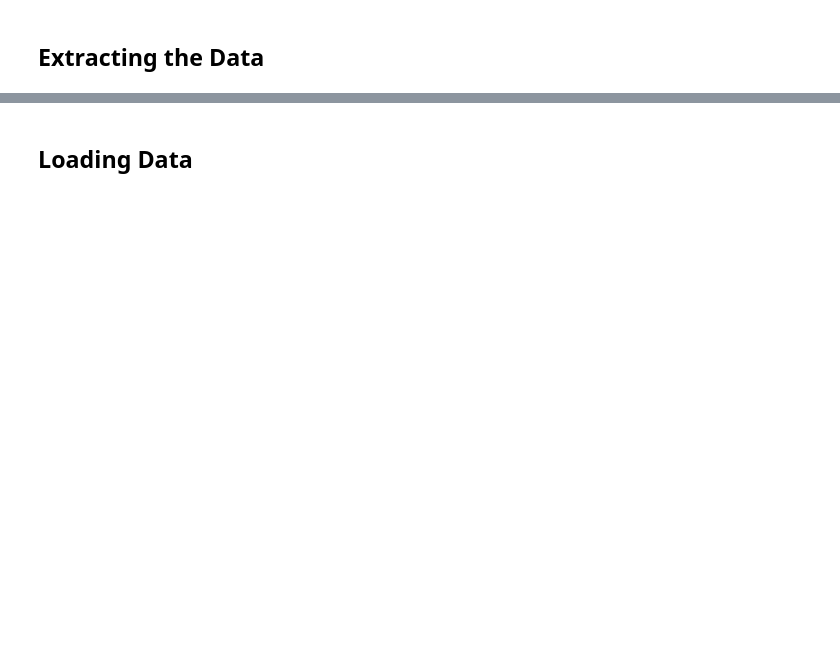
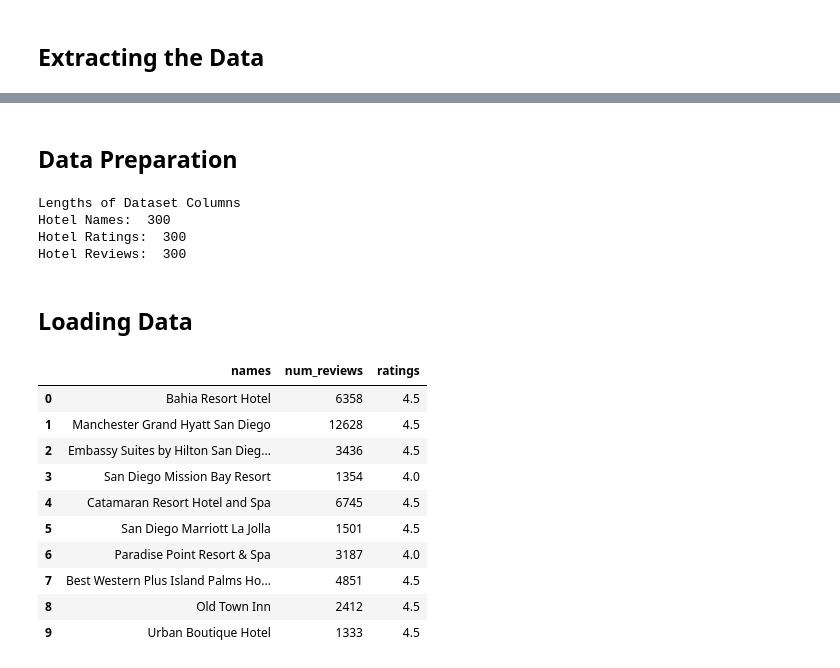
Before and after one commit to RenettaNelson/ADS-509---Applied-Text-Mining---Team-1, a Jupyter notebook: Hotel_Reviews_JU.ipynb, the cells around one changed output, grey strips where cells are left out. Drawn from its saved outputs; the diff is of its cells as text; code cells hidden in the pictures; blank space fills up the shorter version.

```diff
--- a/Hotel_Reviews_JU.ipynb
+++ b/Hotel_Reviews_JU.ipynb
@@ -181,0 +94,18 @@ reviews_df.shape
+# %%
+
+hotel_names = []
+hotel_ratings = []
+hotel_reviews = []
+hotel_prices = []
+
+
+hotel_names, hotel_ratings, hotel_reviews, hotel_prices = extract(hp1, hotel_names, hotel_ratings, hotel_reviews, hotel_prices)
+hotel_names, hotel_ratings, hotel_reviews, hotel_prices = extract(hp2, hotel_names, hotel_ratings, hotel_reviews, hotel_prices)
+hotel_names, hotel_ratings, hotel_reviews, hotel_prices = extract(hp3, hotel_names, hotel_ratings, hotel_reviews, hotel_prices)
+hotel_names, hotel_ratings, hotel_reviews, hotel_prices = extract(hp4, hotel_names, hotel_ratings, hotel_reviews, hotel_prices)
+hotel_names, hotel_ratings, hotel_reviews, hotel_prices = extract(hp5, hotel_names, hotel_ratings, hotel_reviews, hotel_prices)
+hotel_names, hotel_ratings, hotel_reviews, hotel_prices = extract(hp6, hotel_names, hotel_ratings, hotel_reviews, hotel_prices)
+hotel_names, hotel_ratings, hotel_reviews, hotel_prices = extract(hp7, hotel_names, hotel_ratings, hotel_reviews, hotel_prices)
+hotel_names, hotel_ratings, hotel_reviews, hotel_prices = extract(hp8, hotel_names, hotel_ratings, hotel_reviews, hotel_prices)
+hotel_names, hotel_ratings, hotel_reviews, hotel_prices = extract(hp9, hotel_names, hotel_ratings, hotel_reviews, hotel_prices)
+hotel_names, hotel_ratings, hotel_reviews, hotel_prices = extract(hp10, hotel_names, hotel_ratings, hotel_reviews, hotel_prices)
@@ -181,0 +120,2 @@ reviews_df.shape
+# %% [markdown]
+## Data Preparation
@@ -182,2 +228,35 @@ reviews_df.shape
+# %%
+
+hotel_names4, hotel_ratings3, hotel_reviews3, name_index = processing(hotel_names, hotel_ratings, hotel_reviews)
+# %%
+processing_test(hotel_names4, hotel_ratings3, hotel_reviews3)
+# %% [output]
+Lengths of Dataset Columns
+Hotel Names:  300
+Hotel Ratings:  300
+Hotel Reviews:  300
 # %% [markdown]
 ## Loading Data
+# %%
+
+hotels_dict = {}
+
+# Load data into dictionary
+
+hotels_dict = {'names':hotel_names4, 'num_reviews':hotel_reviews3, 'ratings':hotel_ratings3}   #, 'costs':hotel_prices[:37]}
+
+
+hotels_df = pd.DataFrame.from_dict(hotels_dict)
+hotels_df.head(10)
+# %% [output]
+|  | names | num_reviews | ratings |
+| 0 | Bahia Resort Hotel | 6358 | 4.5 |
+| 1 | Manchester Grand Hyatt San Diego | 12628 | 4.5 |
+| 2 | Embassy Suites by Hilton San Dieg... | 3436 | 4.5 |
+| 3 | San Diego Mission Bay Resort | 1354 | 4.0 |
+| 4 | Catamaran Resort Hotel and Spa | 6745 | 4.5 |
+| 5 | San Diego Marriott La Jolla | 1501 | 4.5 |
+| 6 | Paradise Point Resort & Spa | 3187 | 4.0 |
+| 7 | Best Western Plus Island Palms Ho... | 4851 | 4.5 |
+| 8 | Old Town Inn | 2412 | 4.5 |
+| 9 | Urban Boutique Hotel | 1333 | 4.5 |
```
Also changed, not shown: parts of 26 cells of this notebook.
